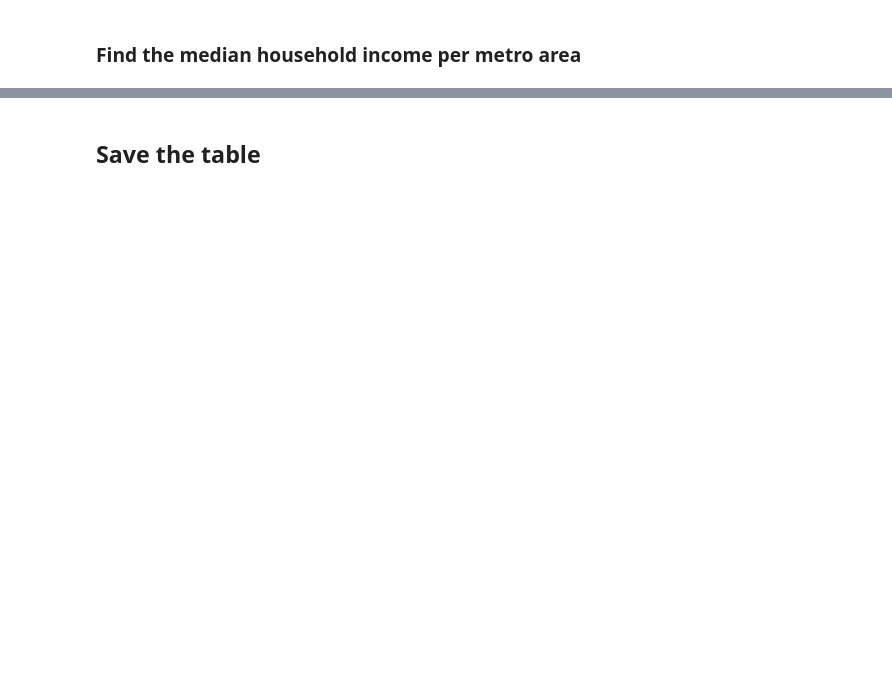
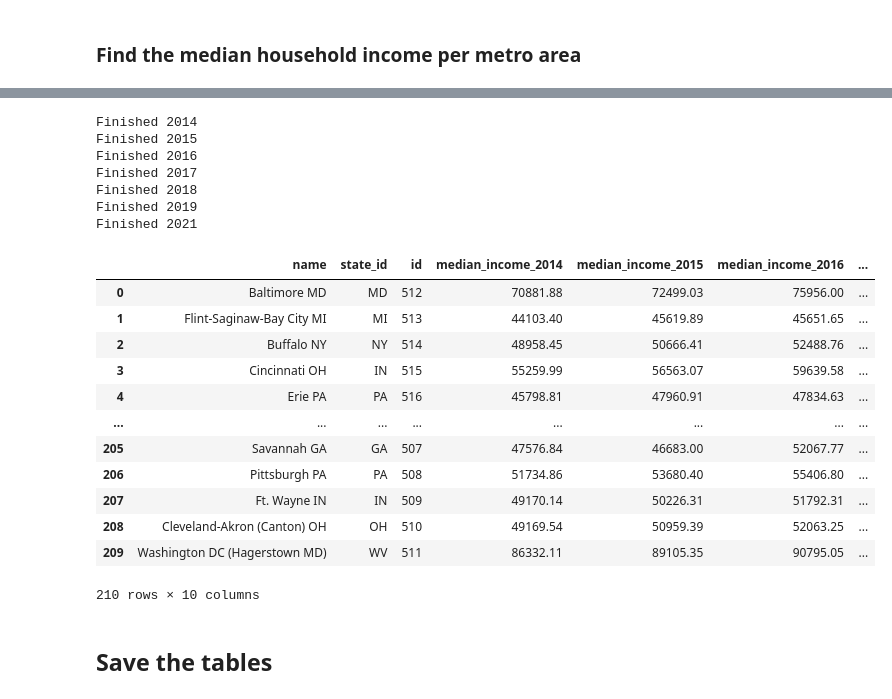
Before and after one commit to mhamzaerol/local-income-prediction-using-google-trends, a Jupyter notebook: census-google_trends-matching/matcher.ipynb, the cells around one changed output, grey strips where cells are left out. Cells and saved outputs as stored; diff of their text form; code cells hidden in the pictures; blank space fills up the shorter version.

```diff
--- a/census-google_trends-matching/matcher.ipynb
+++ b/census-google_trends-matching/matcher.ipynb
@@ -301,5 +334,45 @@ metro_areas_table
+# %%
+def find_the_table_3(affgeoid, year):
+    for try_year in range(year, 2013, -1):
+        if try_year in one_year_tables and affgeoid in one_year_tables[try_year]['Geo_id'].values:
+            return one_year_tables[try_year]
+        if try_year in one_year_supp_tables and affgeoid in one_year_supp_tables[try_year]['Geo_id'].values:
+            return one_year_supp_tables[try_year]
+        if try_year in five_year_tables and affgeoid in five_year_tables[try_year]['Geo_id'].values:
+            return five_year_tables[try_year]
+    return None
+# %%
+metro_areas_table_3 = metro_areas_table.copy()
+for year in list(range(2014, 2020)) + [2021]:
+    metro_areas_table_3[f'median_income_{year}'] = [
+        get_median_income_interpolation(metro_row, year, find_the_table_3)
+        for _, metro_row in metro_areas_table.iterrows()
+    ]
+    print(f'Finished {year}')
+metro_areas_table_3
+# %% [output]
+Finished 2014
+Finished 2015
+Finished 2016
+Finished 2017
+Finished 2018
+Finished 2019
+Finished 2021
+|  | name | state_id | id | median_income_2014 | median_income_2015 | median_income_2016 | ... |
+| 0 | Baltimore MD | MD | 512 | 70881.88 | 72499.03 | 75956.00 | ... |
+| 1 | Flint-Saginaw-Bay City MI | MI | 513 | 44103.40 | 45619.89 | 45651.65 | ... |
+| 2 | Buffalo NY | NY | 514 | 48958.45 | 50666.41 | 52488.76 | ... |
+| 3 | Cincinnati OH | IN | 515 | 55259.99 | 56563.07 | 59639.58 | ... |
+| 4 | Erie PA | PA | 516 | 45798.81 | 47960.91 | 47834.63 | ... |
+| ... | ... | ... | ... | ... | ... | ... | ... |
+| 205 | Savannah GA | GA | 507 | 47576.84 | 46683.00 | 52067.77 | ... |
+| 206 | Pittsburgh PA | PA | 508 | 51734.86 | 53680.40 | 55406.80 | ... |
+| 207 | Ft. Wayne IN | IN | 509 | 49170.14 | 50226.31 | 51792.31 | ... |
+| 208 | Cleveland-Akron (Canton) OH | OH | 510 | 49169.54 | 50959.39 | 52063.25 | ... |
+| 209 | Washington DC (Hagerstown MD) | WV | 511 | 86332.11 | 89105.35 | 90795.05 | ... |
+210 rows × 10 columns
 # %% [markdown]
-## Save the table
+## Save the tables
 # %%
 # save the metro areas table to the data dir
 if not os.path.exists('data'):
```
Also changed, not shown: parts of 25 cells of this notebook, 3 other files.
